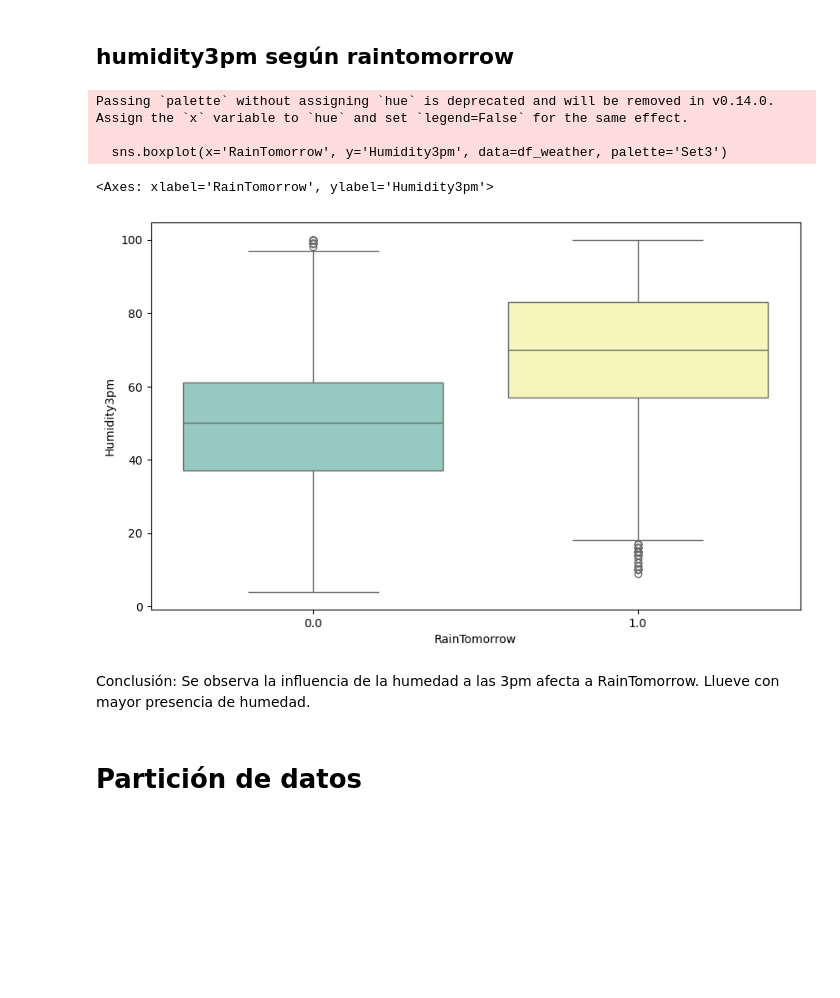
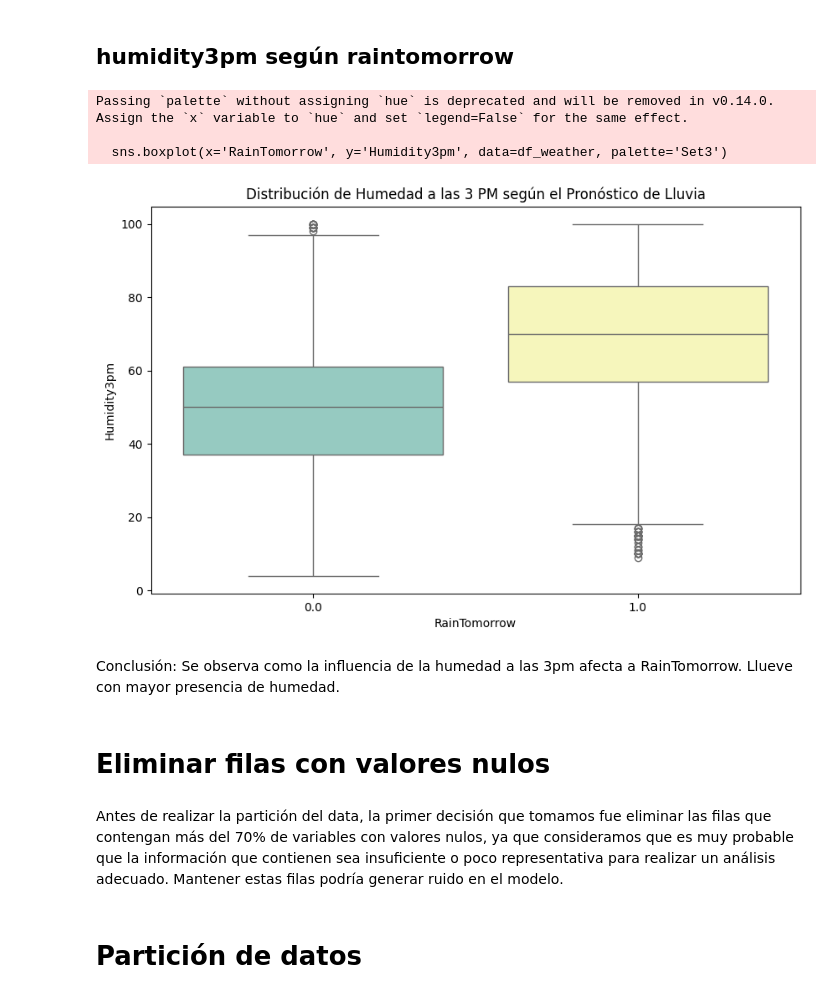
Before and after one commit to juanazorzolo/AA1-TUIA-Balverdi-Herrera-Zorzolo, a Jupyter notebook: TP_clasificacion_AA1.ipynb, the cells around one changed output. Saved outputs shown, nothing was run; the diff lists cells and outputs as text; code cells hidden in the pictures; blank space fills up the shorter version.

```diff
--- a/TP_clasificacion_AA1.ipynb
+++ b/TP_clasificacion_AA1.ipynb
@@ -244,11 +244,16 @@ Conclusión: Todos los gráficos muestran una correlación positiva entre las do
 # %%
 plt.figure(figsize=(10, 6))
 sns.boxplot(x='RainTomorrow', y='Humidity3pm', data=df_weather, palette='Set3')
+plt.title('Distribución de Humedad a las 3 PM según el Pronóstico de Lluvia')
+plt.show()
 # %% [output]
 Passing `palette` without assigning `hue` is deprecated and will be removed in v0.14.0. Assign the `x` variable to `hue` and set `legend=False` for the same effect.
 
   sns.boxplot(x='RainTomorrow', y='Humidity3pm', data=df_weather, palette='Set3')
-<Axes: xlabel='RainTomorrow', ylabel='Humidity3pm'>
-[figure, old version]
+[figure, new version]
 # %% [markdown]
-Conclusión: Se observa la influencia de la humedad a las 3pm afecta a RainTomorrow. Llueve con mayor presencia de humedad.
+Conclusión: Se observa como la influencia de la humedad a las 3pm afecta a RainTomorrow. Llueve con mayor presencia de humedad.
+# %% [markdown]
+# Eliminar filas con valores nulos
+# %% [markdown]
+Antes de realizar la partición del data, la primer decisión que tomamos fue eliminar las filas que contengan más del 70% de variables con valores nulos, ya que consideramos que es muy probable que la información que contienen sea insuficiente o poco representativa para realizar un análisis adecuado. Mantener estas filas podría generar ruido en el modelo.
```
Also changed, not shown: parts of 32 cells of this notebook.
